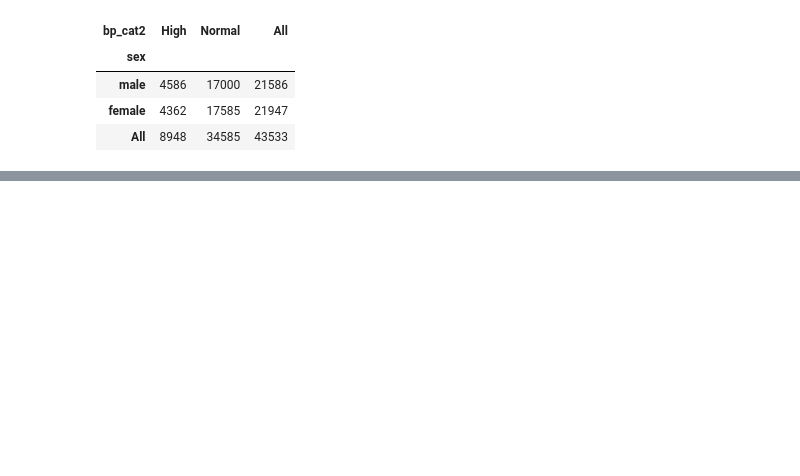
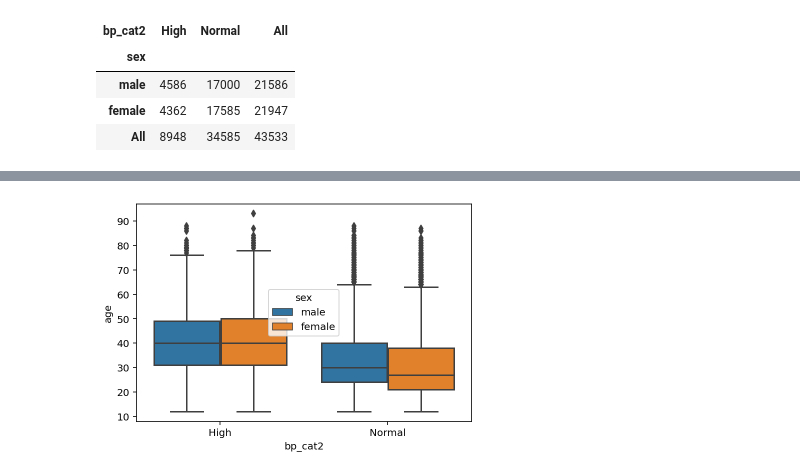
Before and after one commit to boniale/PDA_Python_HTN_PLWHIV, a Jupyter notebook: PDA_Report.ipynb, the cells around one changed output, grey strips where cells are left out. Drawn from its saved outputs; the diff is of its cells as text; code cells hidden in the pictures; blank space fills up the shorter version.

```diff
--- a/PDA_Report.ipynb
+++ b/PDA_Report.ipynb
@@ -133,0 +176,5 @@ import seaborn as sns
+# %%
+## let's see the proportion of hypertension by age and gender
+bp_age_sex = sns.boxplot(x = "bp_cat2", y = "age",hue = "sex", data = hiv2)
+# %% [output]
+[figure, added]
```
Also changed, not shown: parts of 13 cells of this notebook.
